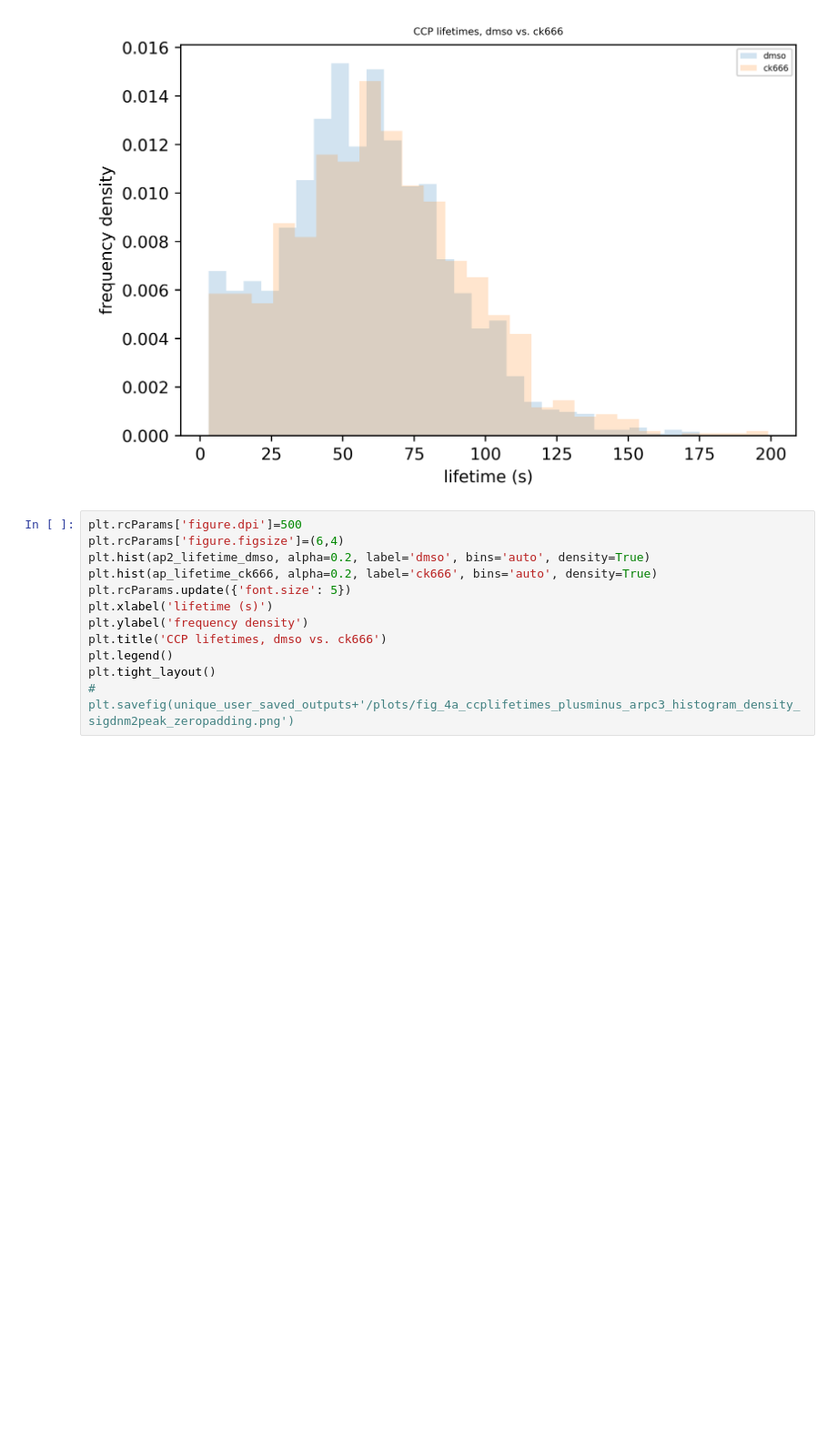
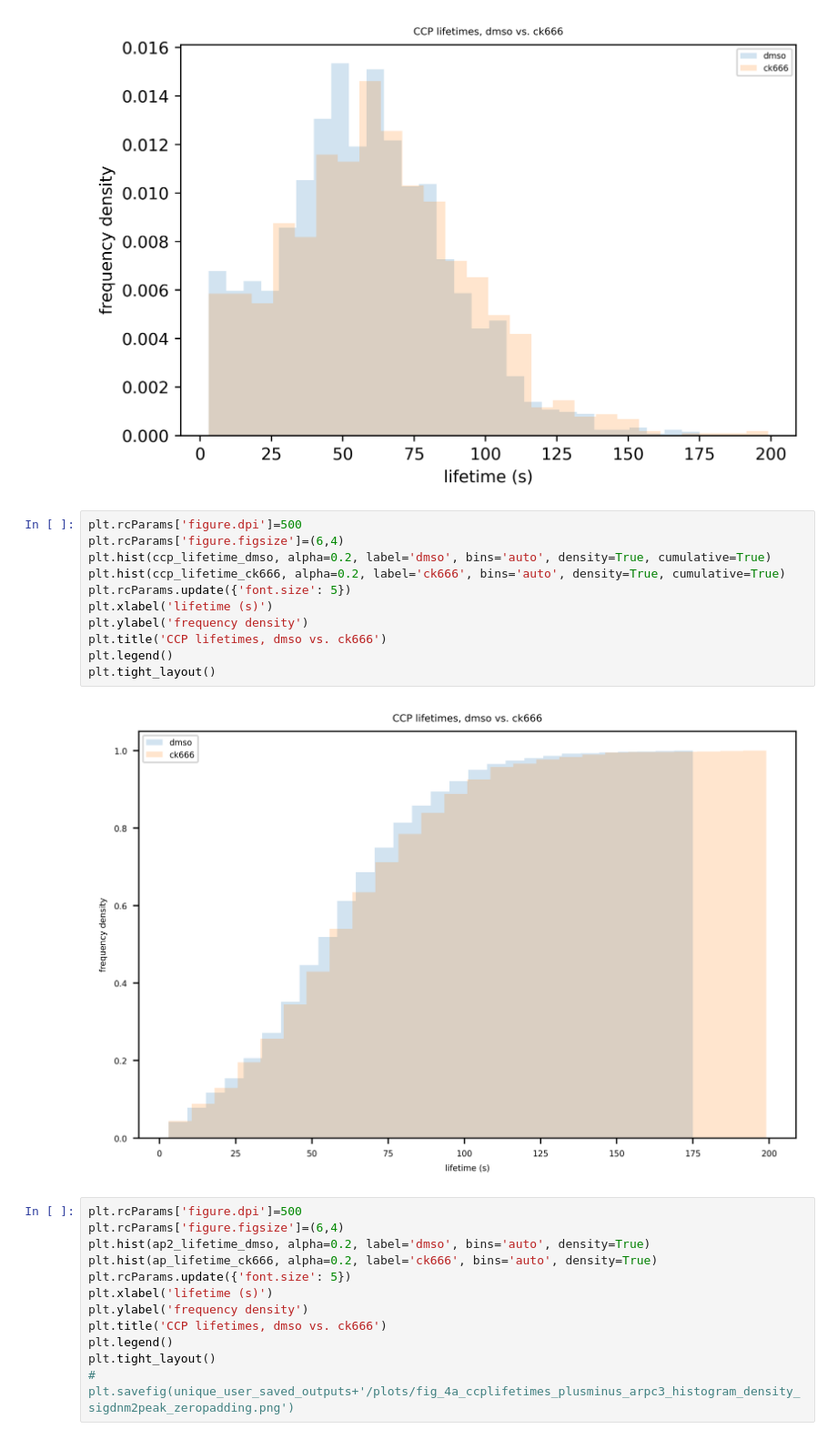
Before and after one commit to DrubinBarnes/Jin_Shirazinejad_et_al_branched_actin_manuscript, a Jupyter notebook: analysis/simplified_workflow_20220211/nb08d_compare_dmso_ck666_ccp_lifetimes.ipynb, the cells around one changed output. Shown at 91% size. Cells and saved outputs as stored; diff of their text form; blank space fills up the shorter version.

```diff
--- a/analysis/simplified_workflow_20220211/nb08d_compare_dmso_ck666_ccp_lifetimes.ipynb
+++ b/analysis/simplified_workflow_20220211/nb08d_compare_dmso_ck666_ccp_lifetimes.ipynb
@@ -316,6 +316,19 @@ plt.legend()
 plt.tight_layout()
 # %% [output]
 [figure]
+# %%
+plt.rcParams['figure.dpi']=500
+plt.rcParams['figure.figsize']=(6,4)
+plt.hist(ccp_lifetime_dmso, alpha=0.2, label='dmso', bins='auto', density=True, cumulative=True)
+plt.hist(ccp_lifetime_ck666, alpha=0.2, label='ck666', bins='auto', density=True, cumulative=True)
+plt.rcParams.update({'font.size': 5})
+plt.xlabel('lifetime (s)')
+plt.ylabel('frequency density')
+plt.title('CCP lifetimes, dmso vs. ck666')
+plt.legend()
+plt.tight_layout()
+# %% [output]
+[figure, added]
 # %%
 plt.rcParams['figure.dpi']=500
 plt.rcParams['figure.figsize']=(6,4)
```
Also changed, not shown: parts of 3 cells of this notebook, 19 other files.
